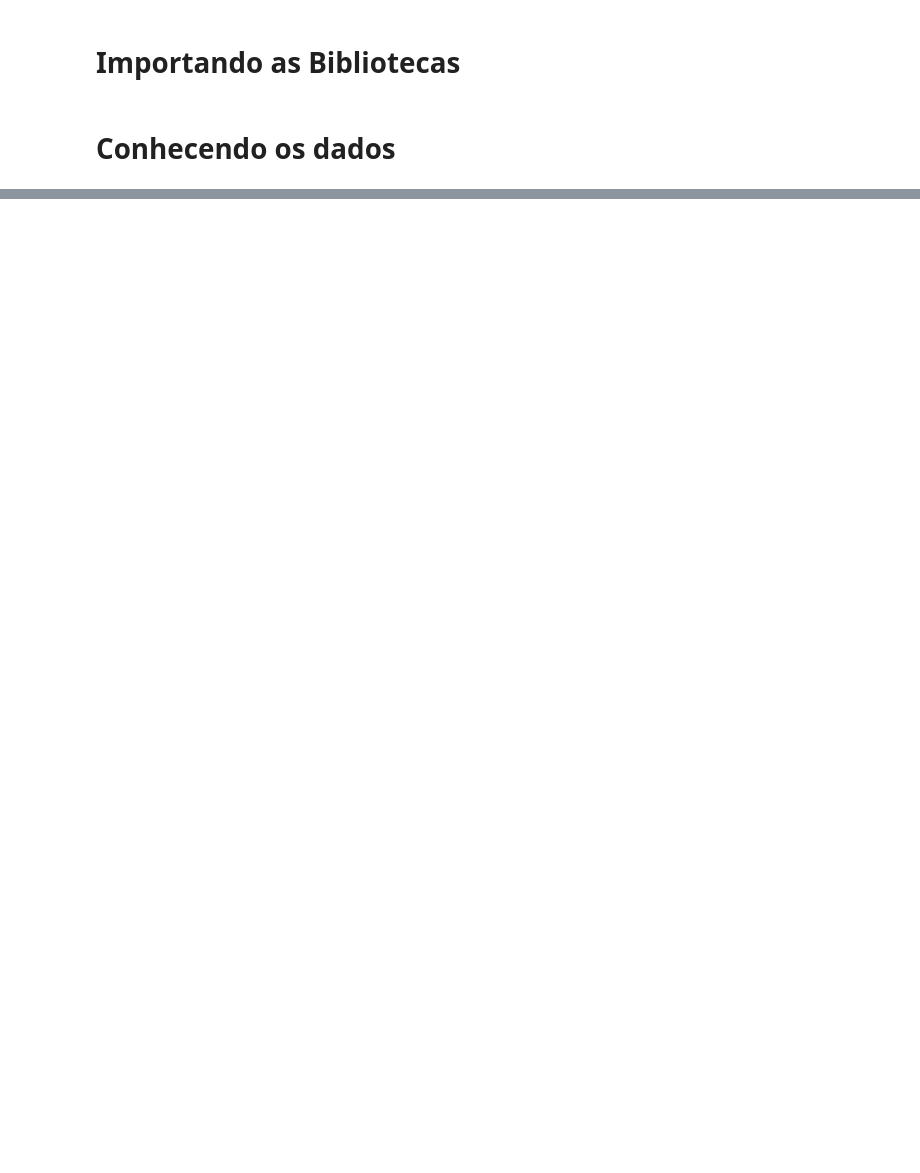
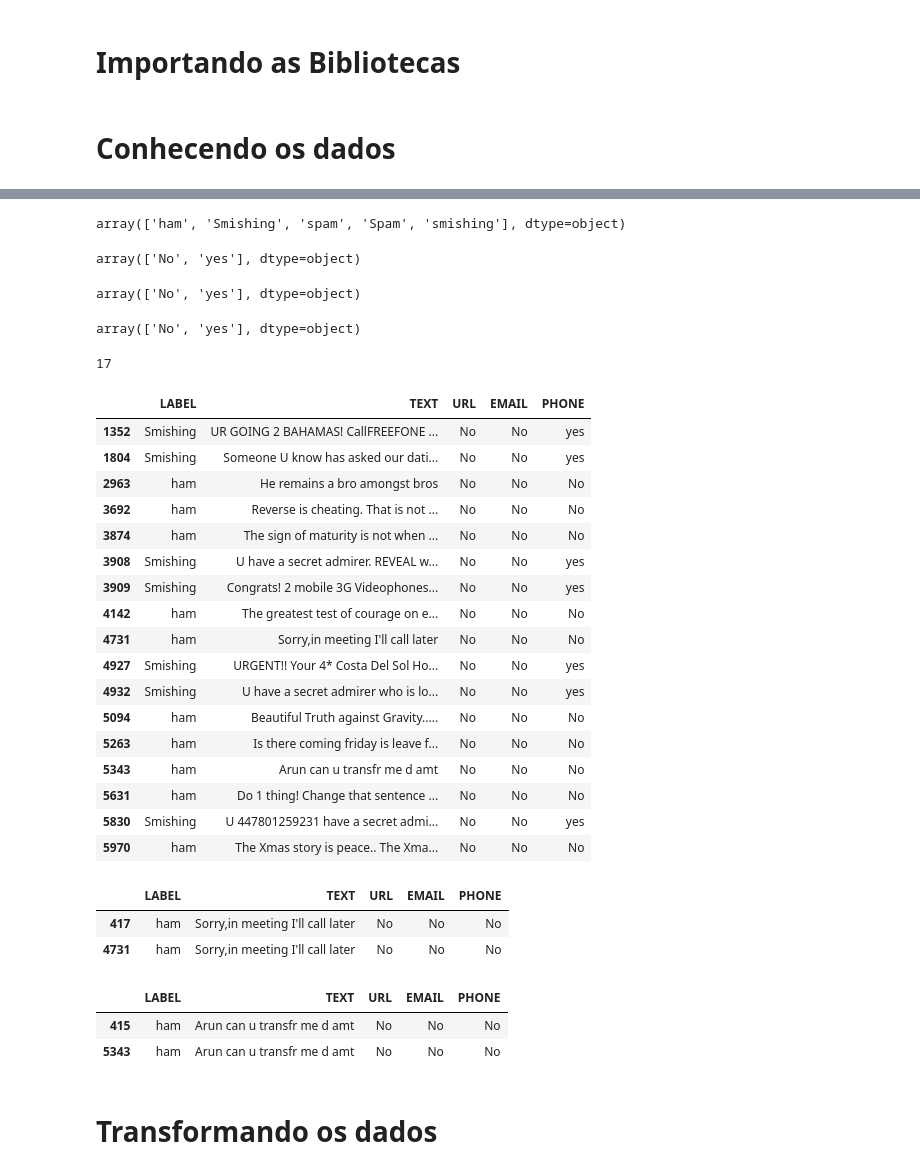
Before and after one commit to DanielShenrique/modelo_de_machine_learning, a Jupyter notebook: app.ipynb, the cells around one changed output, grey strips where cells are left out. Drawn from its saved outputs; the diff is of its cells as text; code cells hidden in the pictures; blank space fills up the shorter version.

```diff
--- a/app.ipynb
+++ b/app.ipynb
@@ -153,3 +15,0 @@ Name: 4, dtype: object
-# %%
-x = dados["Texto_Processado"]
-y = dados["Rotulo"]
@@ -185,0 +16,2 @@ Acurácia do modelo: 0.97
+# %%
+df = pd.read_csv(filepath_or_buffer="data/Dataset_5971.csv", sep=",")
@@ -185,0 +66,62 @@ Acurácia do modelo: 0.97
+# %%
+df["LABEL"].unique()
+# %% [output]
+array(['ham', 'Smishing', 'spam', 'Spam', 'smishing'], dtype=object)
+# %%
+df["URL"].unique()
+# %% [output]
+array(['No', 'yes'], dtype=object)
+# %%
+df["EMAIL"].unique()
+# %% [output]
+array(['No', 'yes'], dtype=object)
+# %%
+df["PHONE"].unique()
+# %% [output]
+array(['No', 'yes'], dtype=object)
+# %%
+len([x for x in df.duplicated() if x == True])
+# %% [output]
+17
+# %%
+i = 0
+index_dup = []
+for x in df.duplicated():
+    if x == True:
+        index_dup.append(i)
+    i += 1
+# %%
+df.iloc[index_dup]
+# %% [output]
+|  | LABEL | TEXT | URL | EMAIL | PHONE |
+| 1352 | Smishing | UR GOING 2 BAHAMAS! CallFREEFONE ... | No | No | yes |
+| 1804 | Smishing | Someone U know has asked our dati... | No | No | yes |
+| 2963 | ham | He remains a bro amongst bros | No | No | No |
+| 3692 | ham | Reverse is cheating. That is not ... | No | No | No |
+| 3874 | ham | The sign of maturity is not when ... | No | No | No |
+| 3908 | Smishing | U have a secret admirer. REVEAL w... | No | No | yes |
+| 3909 | Smishing | Congrats! 2 mobile 3G Videophones... | No | No | yes |
+| 4142 | ham | The greatest test of courage on e... | No | No | No |
+| 4731 | ham | Sorry,in meeting I'll call later | No | No | No |
+| 4927 | Smishing | URGENT!! Your 4* Costa Del Sol Ho... | No | No | yes |
+| 4932 | Smishing | U have a secret admirer who is lo... | No | No | yes |
+| 5094 | ham | Beautiful Truth against Gravity..... | No | No | No |
+| 5263 | ham | Is there coming friday is leave f... | No | No | No |
+| 5343 | ham | Arun can u transfr me d amt | No | No | No |
+| 5631 | ham | Do 1 thing! Change that sentence ... | No | No | No |
+| 5830 | Smishing | U 447801259231 have a secret admi... | No | No | yes |
+| 5970 | ham | The Xmas story is peace.. The Xma... | No | No | No |
+# %%
+df[df["TEXT"] == "Sorry,in meeting I'll call later"]
+# %% [output]
+|  | LABEL | TEXT | URL | EMAIL | PHONE |
+| 417 | ham | Sorry,in meeting I'll call later | No | No | No |
+| 4731 | ham | Sorry,in meeting I'll call later | No | No | No |
+# %%
+df[df["TEXT"] == "Arun can u transfr me d amt"]
+# %% [output]
+|  | LABEL | TEXT | URL | EMAIL | PHONE |
+| 415 | ham | Arun can u transfr me d amt | No | No | No |
+| 5343 | ham | Arun can u transfr me d amt | No | No | No |
+# %% [markdown]
+# Transformando os dados
```
Also changed, not shown: parts of 54 cells of this notebook, 2 other files.
